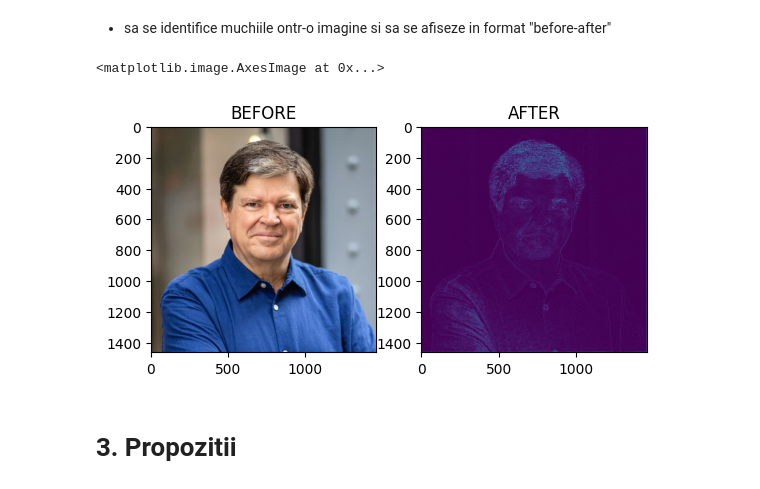
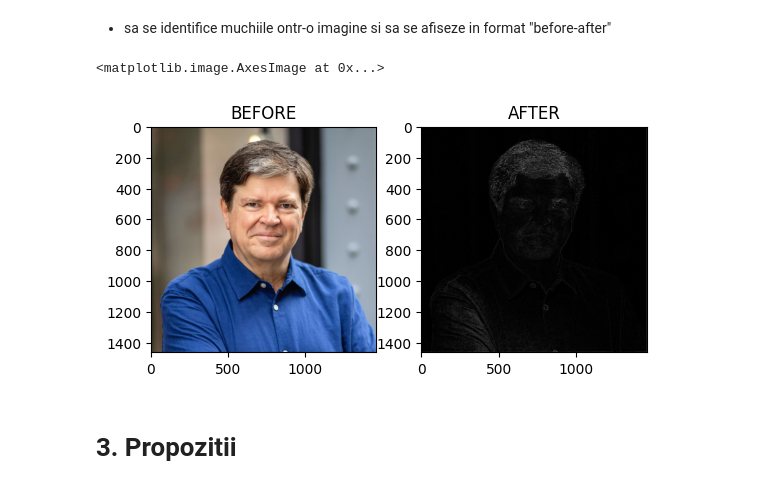
Before and after one commit to RegusAl/UBB, a Jupyter notebook: Semestrul 4/Inteligenta Artificiala/Laboratoare/Lab 2/Lab2.ipynb, the cells around one changed output. Cells and saved outputs as stored; diff of their text form; code cells hidden in the pictures.

```diff
--- a/Semestrul 4/Inteligenta Artificiala/Laboratoare/Lab 2/Lab2.ipynb
+++ b/Semestrul 4/Inteligenta Artificiala/Laboratoare/Lab 2/Lab2.ipynb
@@ -230,15 +231,15 @@ ax[1].imshow(blurred_image)
 # %%
 image = Image.open("images/LeCun.jpg")
 image_find_edges = image.convert("L").filter(ImageFilter.FIND_EDGES)
 
 fix, ax = plt.subplots(1, 2)
 ax[0].title.set_text("BEFORE")
 ax[0].imshow(image, cmap='gray')
 ax[1].title.set_text("AFTER")
-ax[1].imshow(image_find_edges)
+ax[1].imshow(image_find_edges, cmap='gray')
 # %% [output]
 <matplotlib.image.AxesImage at 0x...>
-[figure, old version]
+[figure, new version]
 # %% [markdown]
 # 3. Propozitii
 # %%
```
Also changed, not shown: parts of 3 cells of this notebook.
